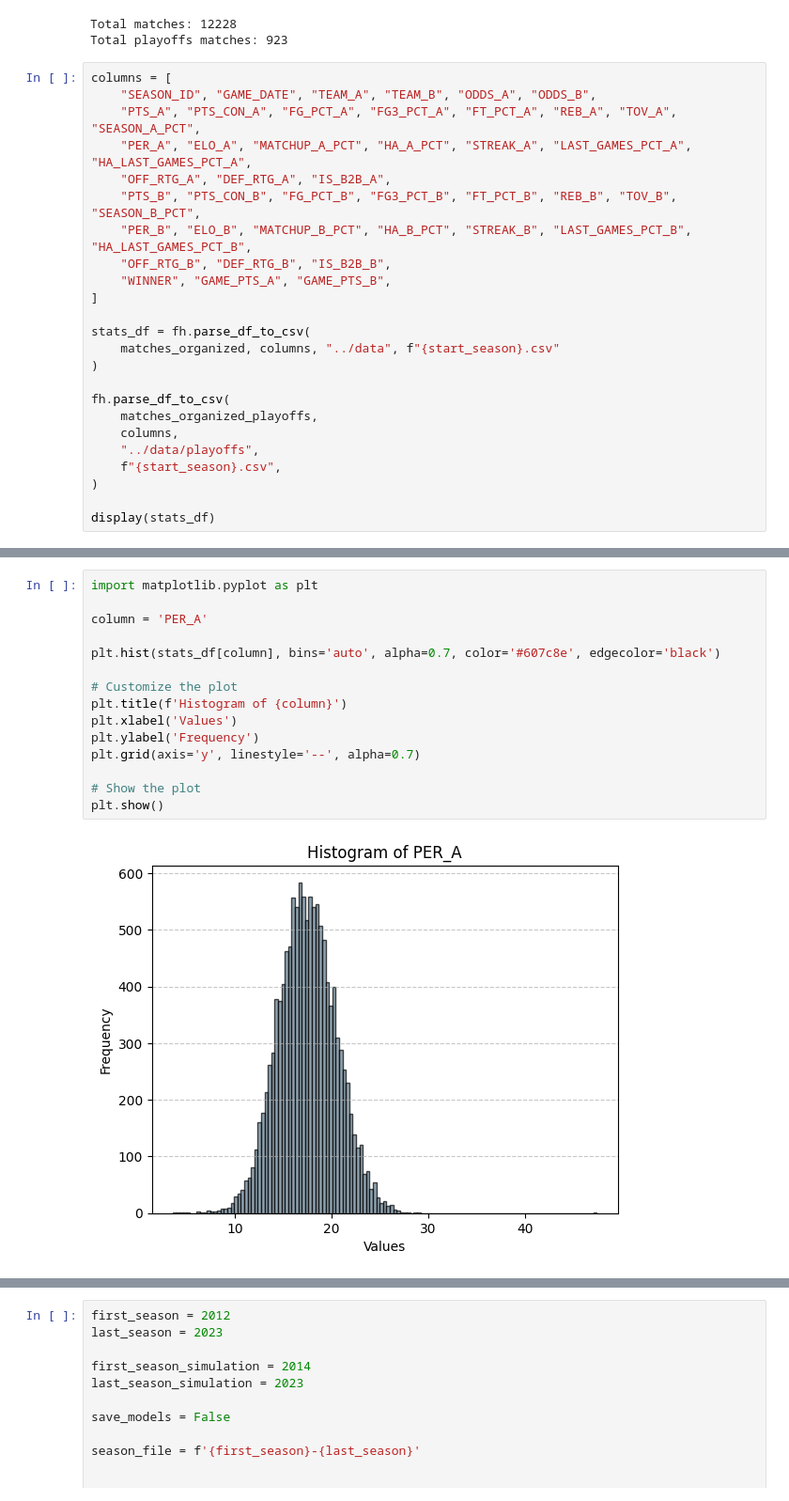
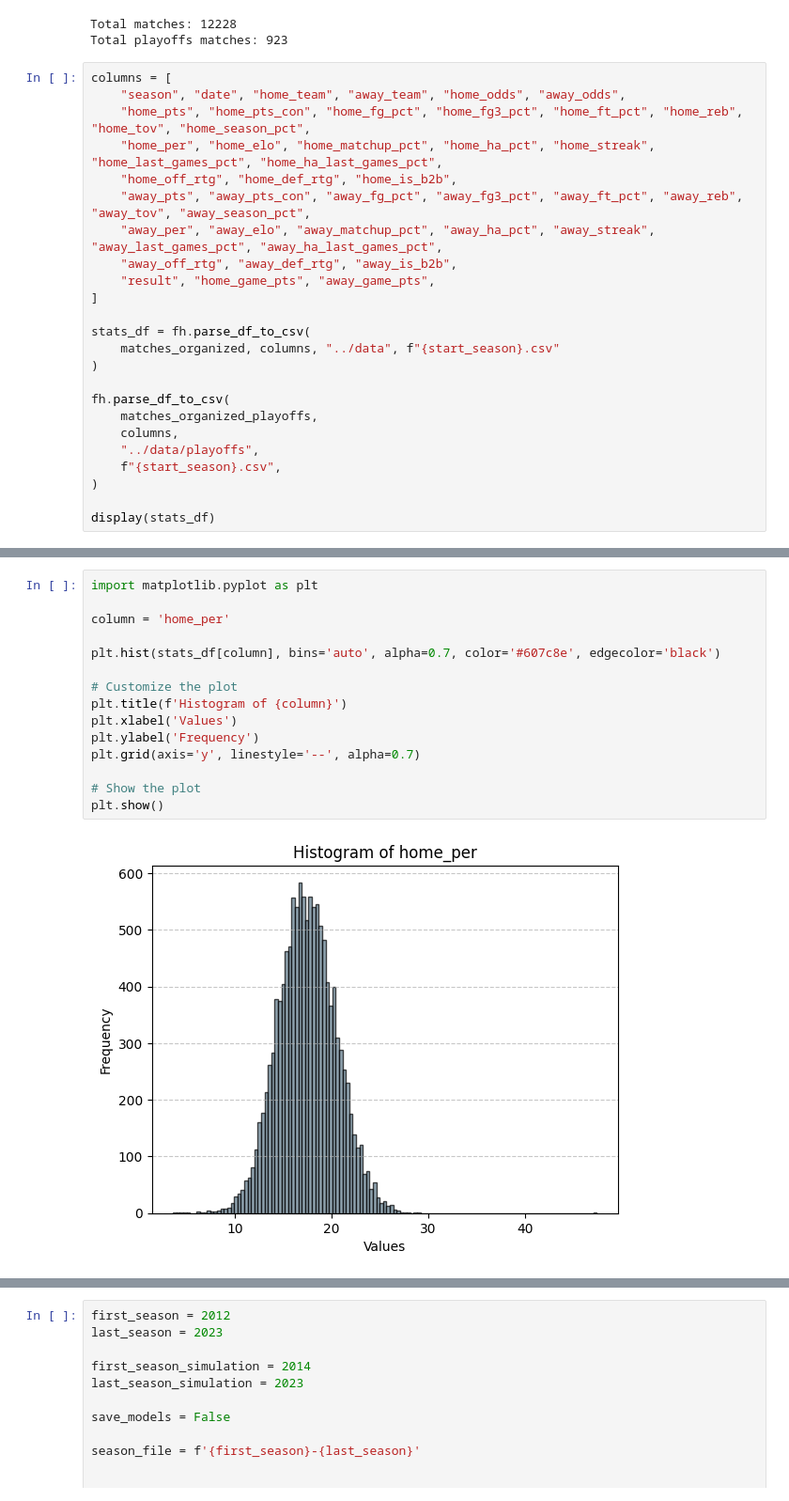
Before and after one commit to caiomelo22/nba-predictor, a Jupyter notebook: src/simulator.ipynb, the cells around one changed output, grey strips where cells are left out. Shown at 94% size. Saved outputs shown, nothing was run; the diff lists cells and outputs as text.

```diff
--- a/src/simulator.ipynb
+++ b/src/simulator.ipynb
@@ -127,14 +150,14 @@ Total matches: 12228
 Total playoffs matches: 923
 # %%
 columns = [
-    "SEASON_ID", "GAME_DATE", "TEAM_A", "TEAM_B", "ODDS_A", "ODDS_B",
-    "PTS_A", "PTS_CON_A", "FG_PCT_A", "FG3_PCT_A", "FT_PCT_A", "REB_A", "TOV_A", "SEASON_A_PCT",
-    "PER_A", "ELO_A", "MATCHUP_A_PCT", "HA_A_PCT", "STREAK_A", "LAST_GAMES_PCT_A", "HA_LAST_GAMES_PCT_A",
-    "OFF_RTG_A", "DEF_RTG_A", "IS_B2B_A",
-    "PTS_B", "PTS_CON_B", "FG_PCT_B", "FG3_PCT_B", "FT_PCT_B", "REB_B", "TOV_B", "SEASON_B_PCT",
-    "PER_B", "ELO_B", "MATCHUP_B_PCT", "HA_B_PCT", "STREAK_B", "LAST_GAMES_PCT_B", "HA_LAST_GAMES_PCT_B",
-    "OFF_RTG_B", "DEF_RTG_B", "IS_B2B_B",
-    "WINNER", "GAME_PTS_A", "GAME_PTS_B",
+    "season", "date", "home_team", "away_team", "home_odds", "away_odds",
+    "home_pts", "home_pts_con", "home_fg_pct", "home_fg3_pct", "home_ft_pct", "home_reb", "home_tov", "home_season_pct",
+    "home_per", "home_elo", "home_matchup_pct", "home_ha_pct", "home_streak", "home_last_games_pct", "home_ha_last_games_pct",
+    "home_off_rtg", "home_def_rtg", "home_is_b2b",
+    "away_pts", "away_pts_con", "away_fg_pct", "away_fg3_pct", "away_ft_pct", "away_reb", "away_tov", "away_season_pct",
+    "away_per", "away_elo", "away_matchup_pct", "away_ha_pct", "away_streak", "away_last_games_pct", "away_ha_last_games_pct",
+    "away_off_rtg", "away_def_rtg", "away_is_b2b",
+    "result", "home_game_pts", "away_game_pts",
 ]
 
 stats_df = fh.parse_df_to_csv(
@@ -166,17 +189,17 @@ display(stats_df)
 # %%
 import matplotlib.pyplot as plt
 
-column = 'PER_A'
+column = 'home_per'
 
 plt.hist(stats_df[column], bins='auto', alpha=0.7, color='#607c8e', edgecolor='black')
 
 # Customize the plot
 plt.title(f'Histogram of {column}')
 plt.xlabel('Values')
 plt.ylabel('Frequency')
 plt.grid(axis='y', linestyle='--', alpha=0.7)
 
 # Show the plot
 plt.show()
 # %% [output]
-[figure, old version]
+[figure, new version]
```
Also changed, not shown: parts of 6 cells of this notebook, 1 other file.
